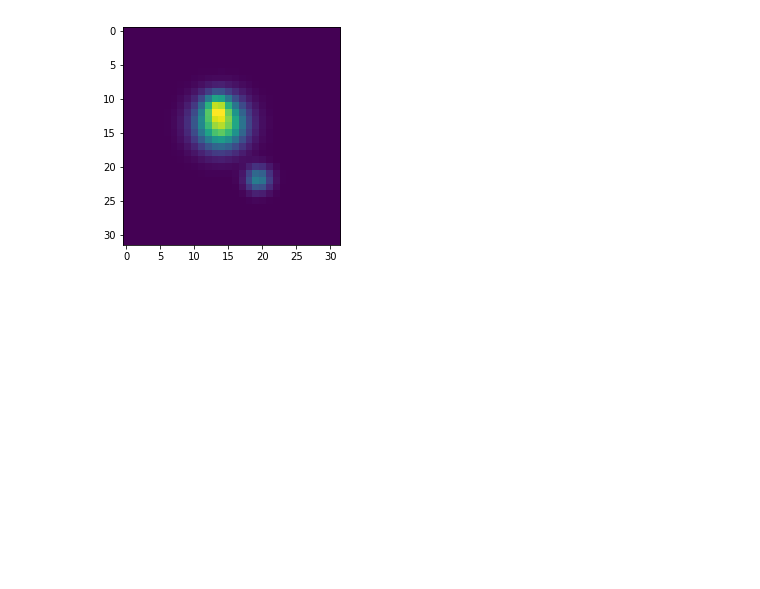
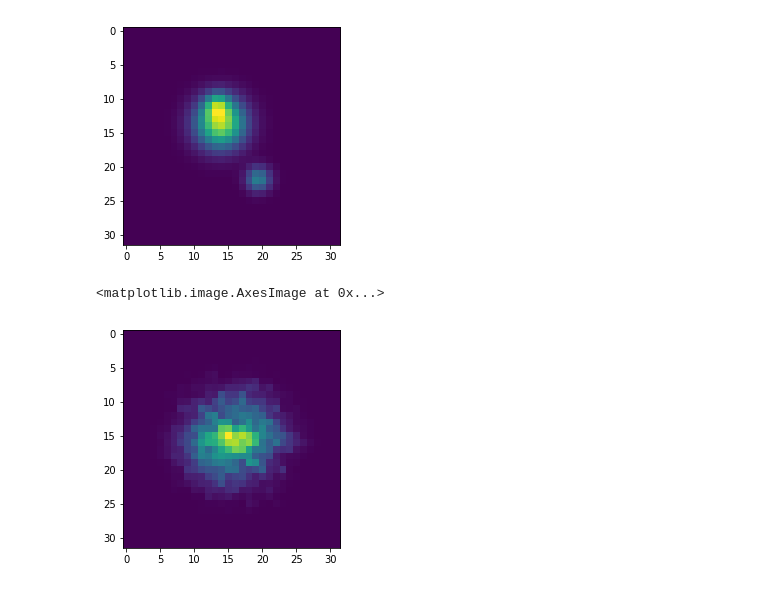
Before and after one commit to fredericpoitevin/gmm-cryoem, a Jupyter notebook: notebooks/Single particle reconstruction.ipynb, the cells around one changed output. Drawn from its saved outputs; the diff is of its cells as text; code cells hidden in the pictures; blank space fills up the shorter version.

Commit message:
Adding backprojection (when orientations are assigned)

```diff
--- a/notebooks/Single particle reconstruction.ipynb
+++ b/notebooks/Single particle reconstruction.ipynb
@@ -82,8 +83,3 @@ plt.imshow(np.sum(volume, axis = 0))
 # %% [output]
 <matplotlib.image.AxesImage at 0x...>
 [figure]
-# %%
-def backprojection(image, n):
-    """
-    """
-    return
@@ -90,3 +121,20 @@ def backprojection(image, n):
 # %%
 def reconstruct(dataset, V_0, sigma_0=0, tau_0):
     return
+# %%
+#test
+file_name = 'dataset 3 atoms (200 images)'
+dataset = np.load('generated_dataset/' + file_name + '/' + file_name + '.npy')
+volume_ = np.load('generated_dataset/' + file_name + '/reconstructed map of '+ file_name + '.npy')
+orientations = np.load('generated_dataset/'+ file_name + '/orientations of '+ file_name +'.npy')
+# %%
+vol = backprojection1(dataset, orientations)
+# %%
+Rot = R.random()
+
+im_ = Slice(vol, Rot)
+
+plt.imshow(np.real(im_))
+# %% [output]
+<matplotlib.image.AxesImage at 0x...>
+[figure, added]
```
Also changed, not shown: parts of 2 cells of this notebook, 5 other files.
